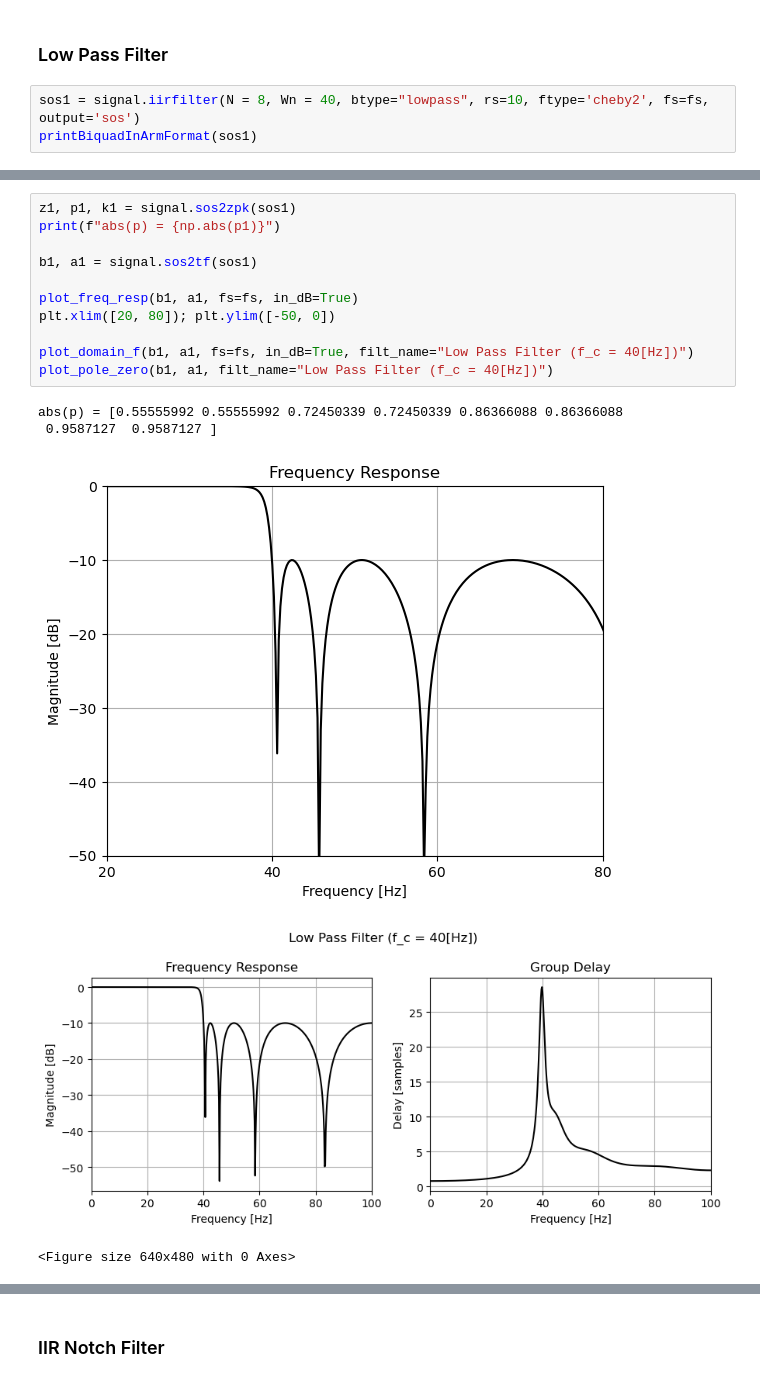
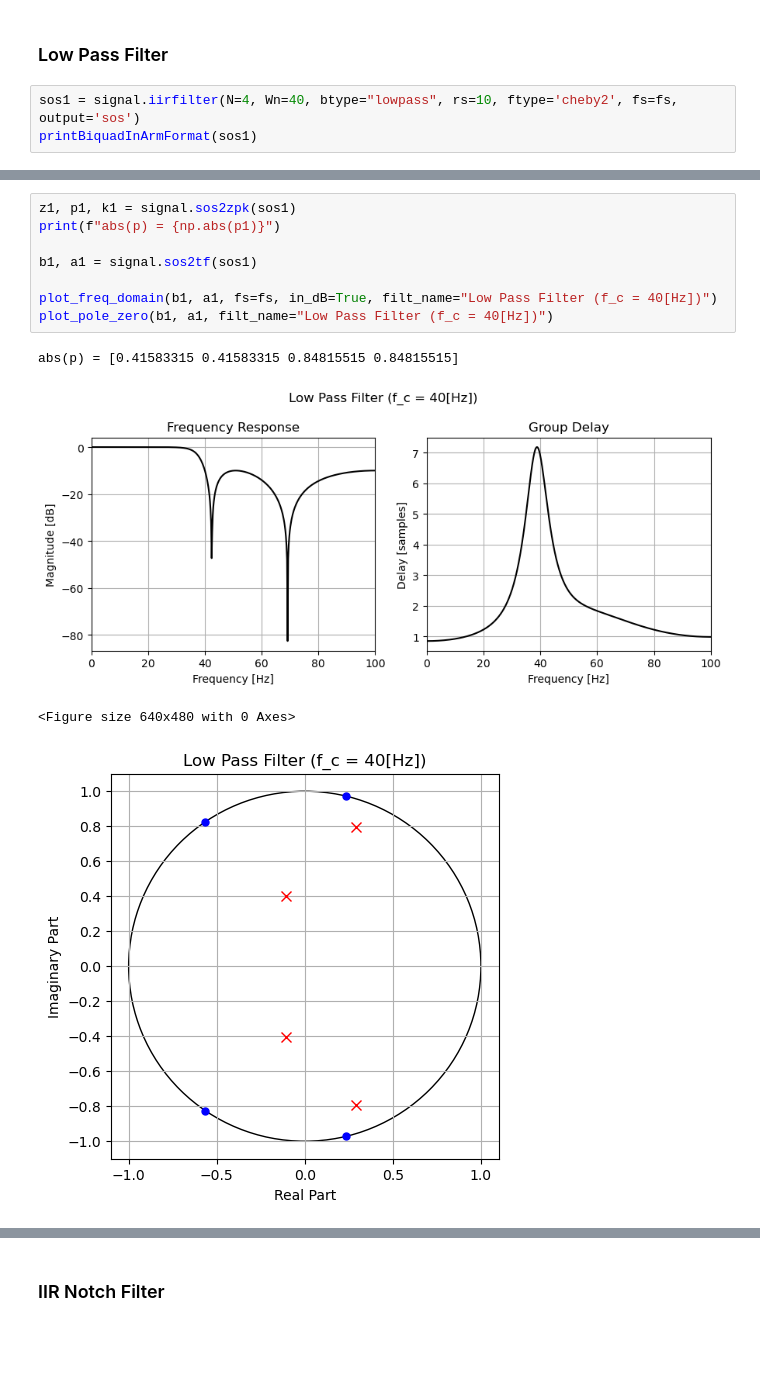
Before and after one commit to bryanmcelvy/microHeartMonitor, a Jupyter notebook: tools/filter_design/filt_design.ipynb, the cells around one changed output, grey strips where cells are left out. Saved outputs shown, nothing was run; the diff lists cells and outputs as text; blank space fills up the shorter version.

Commit message:
Update analog/digital filter design scripts

```diff
--- a/tools/filter_design/filt_design.ipynb
+++ b/tools/filter_design/filt_design.ipynb
@@ -44,7 +35,7 @@ def printBiquadInArmFormat(sos):
 # %% [markdown]
 ### Low Pass Filter
 # %%
-sos1 = signal.iirfilter(N = 8, Wn = 40, btype="lowpass", rs=10, ftype='cheby2', fs=fs, output='sos')
+sos1 = signal.iirfilter(N=4, Wn=40, btype="lowpass", rs=10, ftype='cheby2', fs=fs, output='sos')
 printBiquadInArmFormat(sos1)
 # %% [output]
 {
@@ -60,17 +49,13 @@ printBiquadInArmFormat(sos1)
 # %%
 z1, p1, k1 = signal.sos2zpk(sos1)
 print(f"abs(p) = {np.abs(p1)}")
 
 b1, a1 = signal.sos2tf(sos1)
 
-plot_freq_resp(b1, a1, fs=fs, in_dB=True)
-plt.xlim([20, 80]); plt.ylim([-50, 0])
-
-plot_domain_f(b1, a1, fs=fs, in_dB=True, filt_name="Low Pass Filter (f_c = 40[Hz])")
+plot_freq_domain(b1, a1, fs=fs, in_dB=True, filt_name="Low Pass Filter (f_c = 40[Hz])")
 plot_pole_zero(b1, a1, filt_name="Low Pass Filter (f_c = 40[Hz])")
 # %% [output]
-abs(p) = [0.55555992 0.55555992 0.72450339 0.72450339 0.86366088 0.86366088
- 0.9587127  0.9587127 ]
+abs(p) = [0.41583315 0.41583315 0.84815515 0.84815515]
-[figure, old version]
+[figure, new version]
+<Figure size 640x480 with 0 Axes>
-[figure, old version]
+[figure, new version]
-<Figure size 640x480 with 0 Axes>
```
Also changed, not shown: parts of 30 cells of this notebook, 4 other files.
